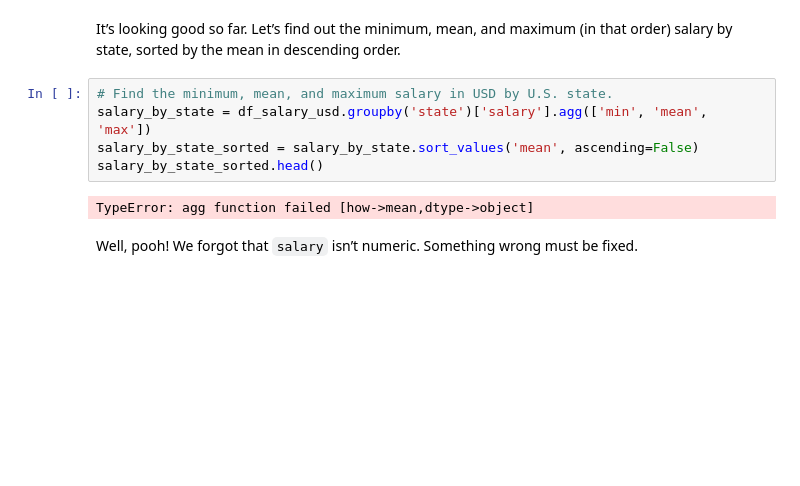
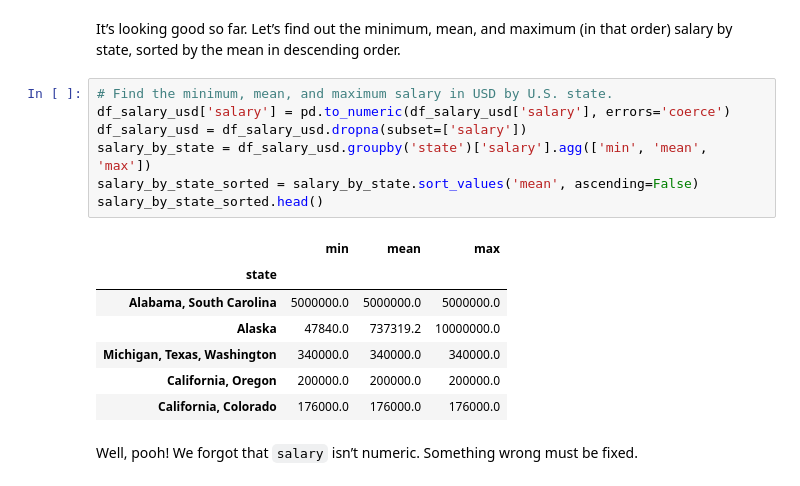
Before and after one commit to KevinShilla/my-fork-2024-DS-Fri-1230, a Jupyter notebook: Week-02-DS-Overview-and-Data/Exercise-KS.ipynb, the cells around one changed output. Saved outputs shown, nothing was run; the diff lists cells and outputs as text; blank space fills up the shorter version.

```diff
--- a/Week-02-DS-Overview-and-Data/Exercise-KS.ipynb
+++ b/Week-02-DS-Overview-and-Data/Exercise-KS.ipynb
@@ -309,11 +316,19 @@ Name: count, Length: 160, dtype: int64
 It’s looking good so far. Let’s find out the minimum, mean, and maximum (in that order) salary by state, sorted by the mean in descending order.
 # %%
 # Find the minimum, mean, and maximum salary in USD by U.S. state.
+df_salary_usd['salary'] = pd.to_numeric(df_salary_usd['salary'], errors='coerce')
+df_salary_usd = df_salary_usd.dropna(subset=['salary'])
 salary_by_state = df_salary_usd.groupby('state')['salary'].agg(['min', 'mean', 'max'])
 salary_by_state_sorted = salary_by_state.sort_values('mean', ascending=False)
 salary_by_state_sorted.head()
 # %% [output]
-TypeError: agg function failed [how->mean,dtype->object]
+|  | min | mean | max |
+| state |  |  |  |
+| Alabama, South Carolina | 5000000.0 | 5000000.0 | 5000000.0 |
+| Alaska | 47840.0 | 737319.2 | 10000000.0 |
+| Michigan, Texas, Washington | 340000.0 | 340000.0 | 340000.0 |
+| California, Oregon | 200000.0 | 200000.0 | 200000.0 |
+| California, Colorado | 176000.0 | 176000.0 | 176000.0 |
 # %% [markdown]
 Well, pooh! We forgot that `salary` isn’t numeric. Something wrong must be fixed.
 # %%
```
Also changed, not shown: parts of 8 cells of this notebook.
